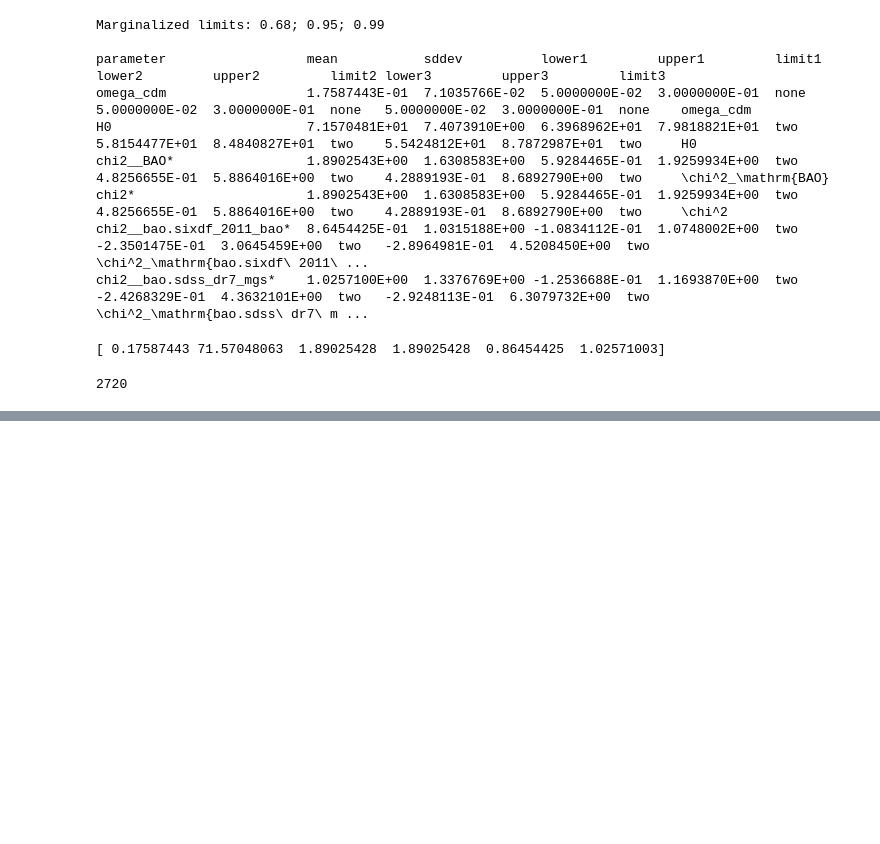
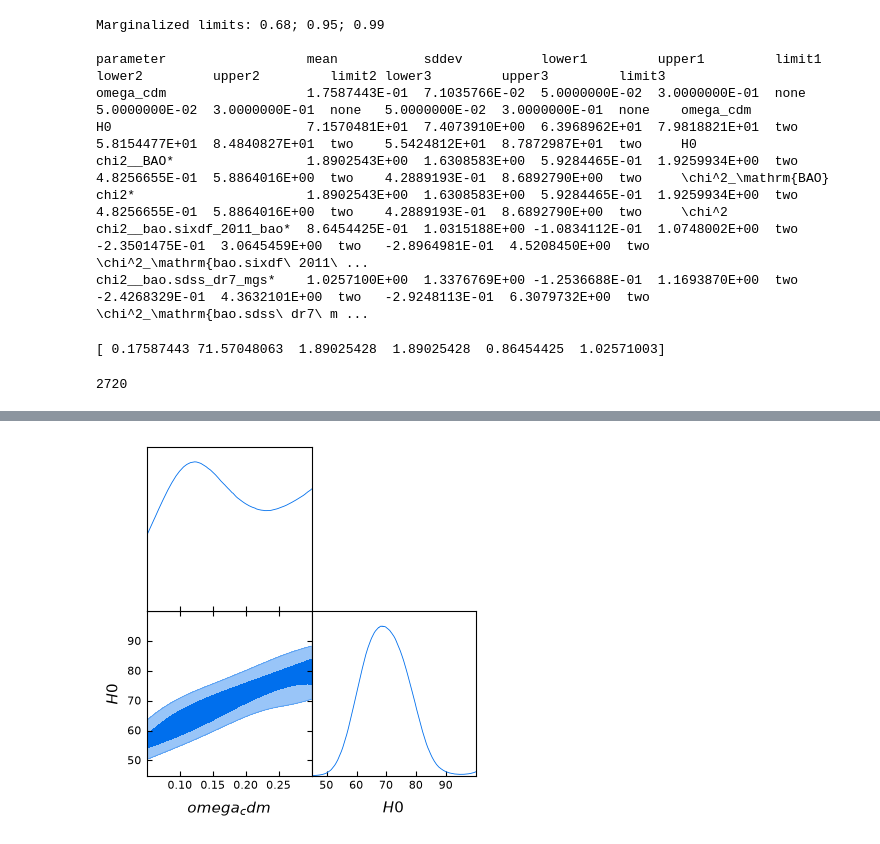
Before and after one commit to CosmoStats/ejercicios-jcim28, a Jupyter notebook: cobaya_tests/Cobaya_tests.ipynb, the cells around one changed output, grey strips where cells are left out. Cells and saved outputs as stored; diff of their text form; code cells hidden in the pictures; blank space fills up the shorter version.

```diff
--- a/cobaya_tests/Cobaya_tests.ipynb
+++ b/cobaya_tests/Cobaya_tests.ipynb
@@ -43,3 +43,5 @@ print(samples.getMeans())
 print(samples.numrows)
 # %% [output]
 2720
+# %%
+samples = loadMCSamples("./test_sfdm")
@@ -45,0 +52,10 @@ print(samples.numrows)
+# %%
+g = plots.get_subplot_plotter()
+
+g.triangle_plot(
+    [samples],
+    ['omega_cdm','H0'],
+    filled=True
+)
+# %% [output]
+[figure, added]
```
Also changed, not shown: parts of 9 cells of this notebook, 18 other files.
